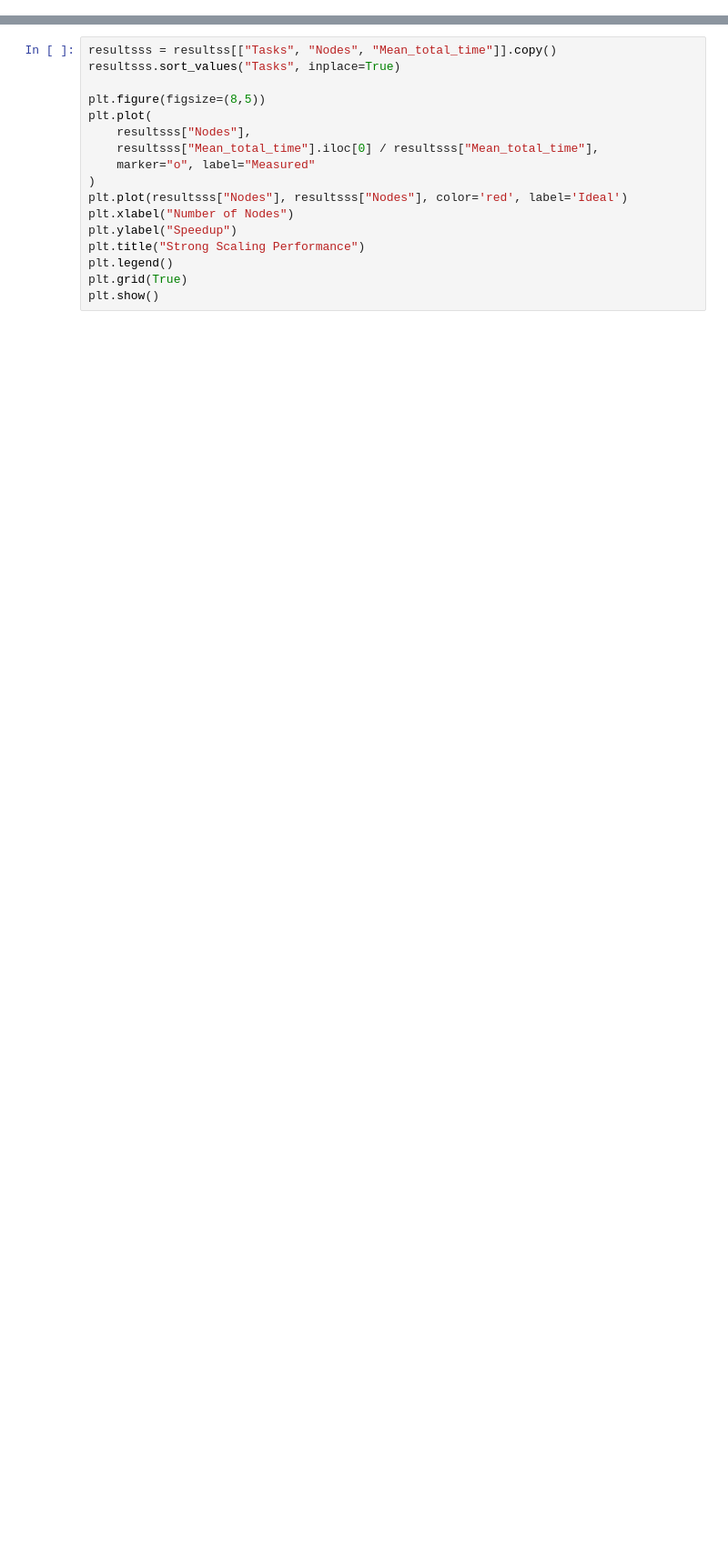
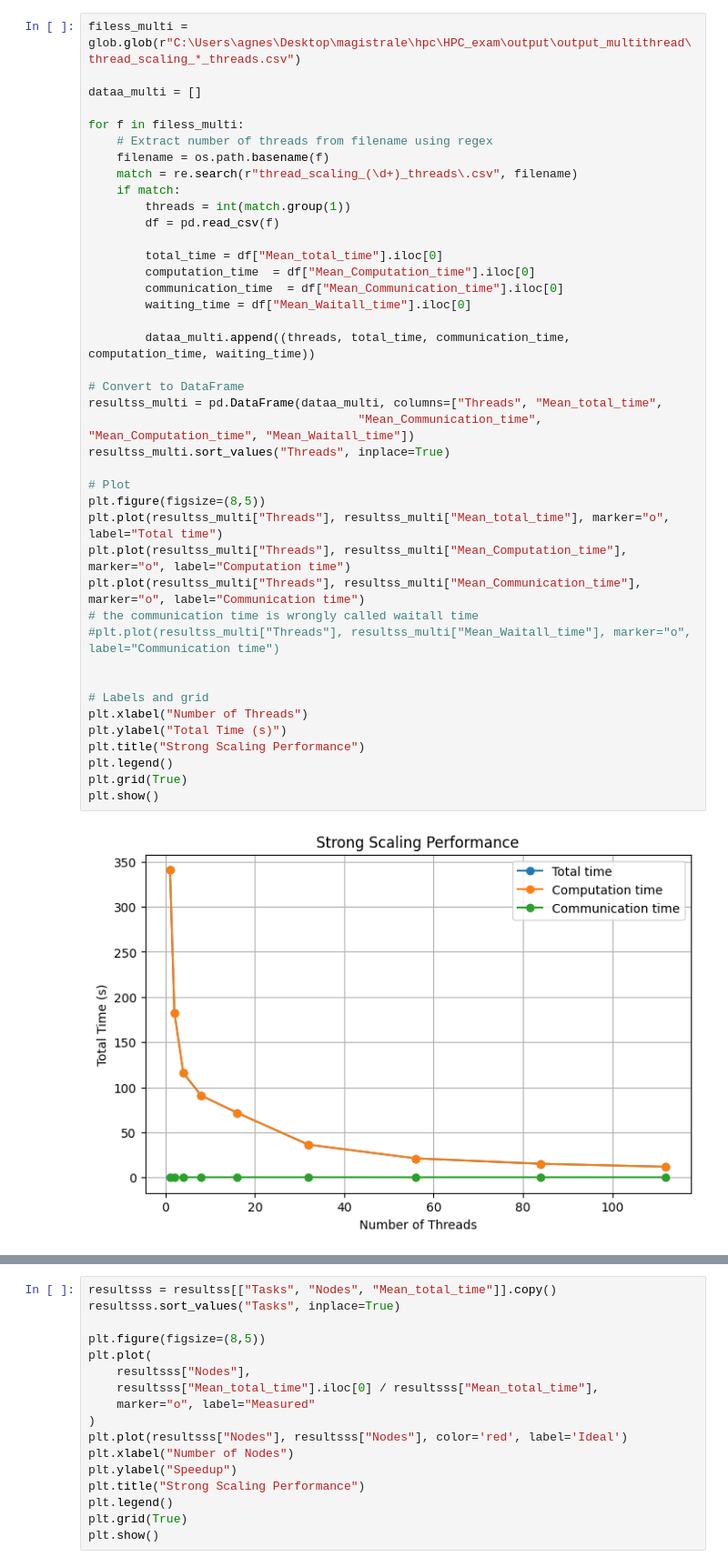
Before and after one commit to agnesevalentini/HPC_exam, a Jupyter notebook: final_plots.ipynb, the cells around one changed output, grey strips where cells are left out. Shown at 91% size. Saved outputs shown, nothing was run; the diff lists cells and outputs as text; blank space fills up the shorter version.

```diff
--- a/final_plots.ipynb
+++ b/final_plots.ipynb
@@ -57,3 +47,46 @@ plt.show()
+# %%
+filess_multi = glob.glob(r"C:\Users\agnes\Desktop\magistrale\hpc\HPC_exam\output\output_multithread\thread_scaling_*_threads.csv")
+
+dataa_multi = []
+
+for f in filess_multi:
+    # Extract number of threads from filename using regex
+    filename = os.path.basename(f)
+    match = re.search(r"thread_scaling_(\d+)_threads\.csv", filename)
+    if match:
+        threads = int(match.group(1))
+        df = pd.read_csv(f)
+
+        total_time = df["Mean_total_time"].iloc[0]
+        computation_time  = df["Mean_Computation_time"].iloc[0]
+        communication_time  = df["Mean_Communication_time"].iloc[0]
+        waiting_time = df["Mean_Waitall_time"].iloc[0]
+
+        dataa_multi.append((threads, total_time, communication_time, computation_time, waiting_time))
+
+# Convert to DataFrame
+resultss_multi = pd.DataFrame(dataa_multi, columns=["Threads", "Mean_total_time",
+                                      "Mean_Communication_time", "Mean_Computation_time", "Mean_Waitall_time"])
+resultss_multi.sort_values("Threads", inplace=True)
+
+# Plot
+plt.figure(figsize=(8,5))
+plt.plot(resultss_multi["Threads"], resultss_multi["Mean_total_time"], marker="o", label="Total time")
+plt.plot(resultss_multi["Threads"], resultss_multi["Mean_Computation_time"], marker="o", label="Computation time")
+plt.plot(resultss_multi["Threads"], resultss_multi["Mean_Communication_time"], marker="o", label="Communication time")
+# the communication time is wrongly called waitall time
+#plt.plot(resultss_multi["Threads"], resultss_multi["Mean_Waitall_time"], marker="o", label="Communication time")
+
+
+# Labels and grid
+plt.xlabel("Number of Threads")
+plt.ylabel("Total Time (s)")
+plt.title("Strong Scaling Performance")
+plt.legend()
+plt.grid(True)
+plt.show()
+# %% [output]
+[figure, added]
 # %%
 print(files)
 # %% [output]
```
Also changed, not shown: parts of 10 cells of this notebook, 43 other files.
